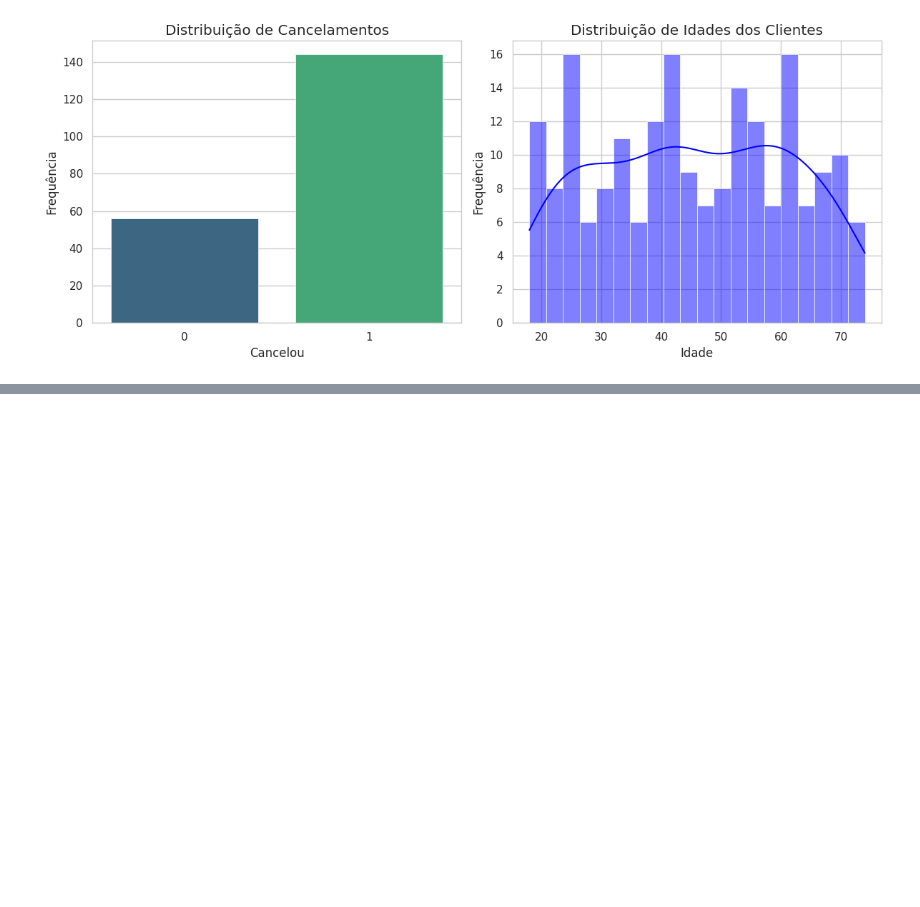
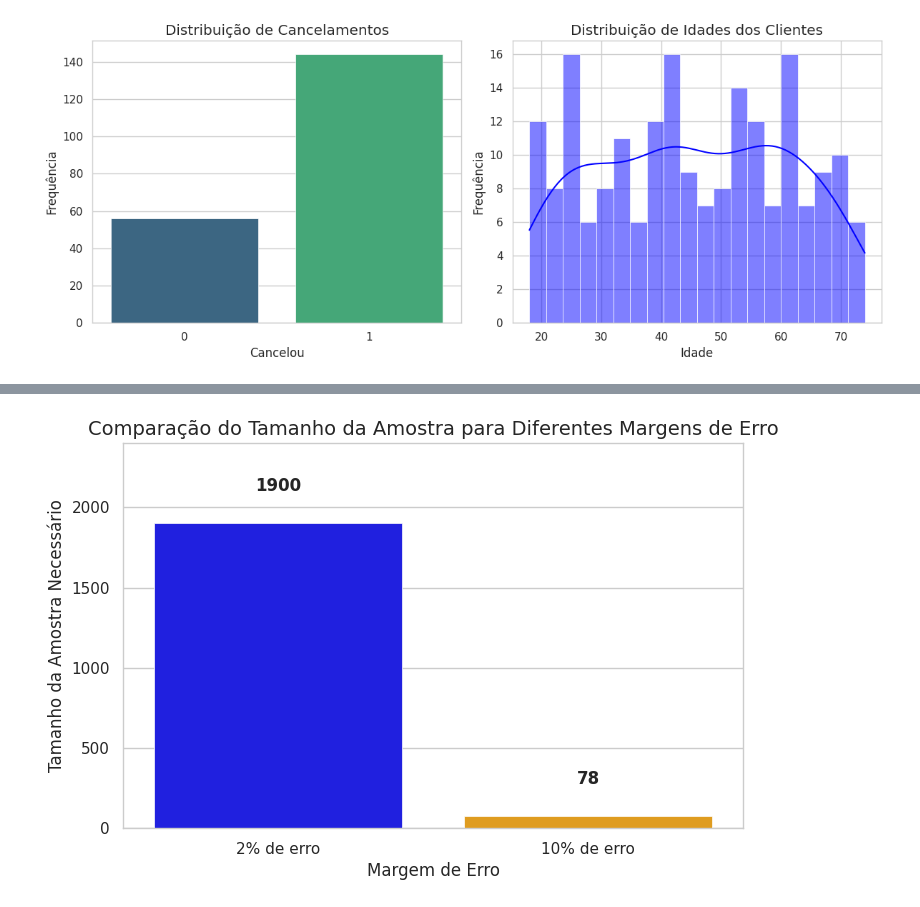
Before and after one commit to devLarissaRodrigues/WoMakersCode-DataAnalytics-DesafiosEmSquad, a Jupyter notebook: Desafio3_completo_em_squad_ipynb.ipynb, the cells around one changed output, grey strips where cells are left out. Drawn from its saved outputs; the diff is of its cells as text; code cells hidden in the pictures; blank space fills up the shorter version.

```diff
--- a/Desafio3_completo_em_squad_ipynb.ipynb
+++ b/Desafio3_completo_em_squad_ipynb.ipynb
@@ -570,0 +568,86 @@ Passing `palette` without assigning `hue` is deprecated and will be removed in v
+# %%
+from scipy.stats import norm
+import math
+
+# Parâmetros do cálculo
+confianca = 0.95  # Nível de confiança (95%)
+populacao = 100000  # Tamanho da população
+p = 0.72  # Proporção estimada de cancelamentos (72%)
+
+# Z-score para o nível de confiança
+z = norm.ppf((1 + confianca) / 2)
+
+# Função para calcular o tamanho da amostra corrigido para população finita
+def calcular_tamanho_amostra(margem_erro):
+    n_inicial = (z**2 * p * (1 - p)) / (margem_erro**2)
+    n_inicial = round(n_inicial, 2)  # Mantendo duas casas decimais
+    n_corrigido = (n_inicial * populacao) / (n_inicial + populacao - 1)
+    return math.ceil(n_corrigido)  # Arredonda para cima
+
+# Cálculo para margem de erro de 2%
+margem_erro_2 = 0.02
+n_corrigido_2 = calcular_tamanho_amostra(margem_erro_2)
+suficiente_2 = "Sim" if populacao >= n_corrigido_2 else "Não"
+
+# Cálculo para margem de erro de 10%
+margem_erro_10 = 0.10
+n_corrigido_10 = calcular_tamanho_amostra(margem_erro_10)
+suficiente_10 = "Sim" if populacao >= n_corrigido_10 else "Não"
+
+# Exibe os resultados no formato desejado
+print("=== PARÂMETROS UTILIZADOS ===")
+print(f"Nível de confiança: {confianca * 100:.1f}%")
+print(f"Tamanho da população: {populacao}")
+print(f"Proporção estimada de cancelamentos: {p * 100:.2f}%")
+print(f"Z-score correspondente ao nível de confiança: {z:.4f}")
+
+print("\n=== CENÁRIO 1: Margem de erro de 2% ===")
+print(f"Margem de erro: {margem_erro_2 * 100:.1f}%")
+print(f"Tamanho da amostra final corrigido para população finita: {n_corrigido_2}")
+print(f"A base informada contém {populacao} registros.")
+print(f"A base informada é suficiente? {suficiente_2}")
+
+print("\n=== CENÁRIO 2: Margem de erro de 10% ===")
+print(f"Margem de erro: {margem_erro_10 * 100:.1f}%")
+print(f"Tamanho da amostra final corrigido para população finita: {n_corrigido_10}")
+print(f"A base informada contém {populacao} registros.")
+print(f"A base informada é suficiente? {suficiente_10}")
+
+# Exibe os resultados no formato desejado
+print("=== COMPARAÇÃO ENTRE MARGEM DE ERRO DE 2% E 10% ===")
+print(f"Tamanho da amostra necessário para 2% de margem de erro: {n_corrigido_2}")
+print(f"Tamanho da amostra necessário para 10% de margem de erro: {n_corrigido_10}")
+
+# Comparação
+diferenca_percentual = ((n_corrigido_2 - n_corrigido_10) / n_corrigido_2) * 100
+print("\n=== ANÁLISE DA DIFERENÇA ===")
+print(f"A redução na margem de erro de 10% para 2% exige um aumento de {diferenca_percentual:.2f}% na amostra.")
+print(f"Isso significa que a amostra com 2% de erro precisa ser aproximadamente {n_corrigido_2 - n_corrigido_10} registros maior que a com 10% de erro.")
+
+# Conclusão
+if n_corrigido_10 < populacao and n_corrigido_2 < populacao:
+    print("\nA base disponível de 100.000 registros é suficiente para ambas as margens de erro.")
+elif n_corrigido_2 > populacao:
+    print("\nA base disponível é suficiente apenas para a margem de erro de 10%, mas insuficiente para 2%.")
+
+    # Dados para o gráfico
+margens_erro = ["2% de erro", "10% de erro"]
+tamanhos_amostra = [n_corrigido_2, n_corrigido_10]
+
+# Configuração do gráfico
+plt.figure(figsize=(8, 5))
+sns.barplot(x=margens_erro, y=tamanhos_amostra, palette=["blue", "orange"])
+
+# Adiciona rótulos nas barras
+for i, valor in enumerate(tamanhos_amostra):
+    plt.text(i, valor + 200, f"{valor}", ha="center", fontsize=12, fontweight="bold")
+
+# Título e rótulos
+plt.title("Comparação do Tamanho da Amostra para Diferentes Margens de Erro", fontsize=14)
+plt.xlabel("Margem de Erro", fontsize=12)
+plt.ylabel("Tamanho da Amostra Necessário", fontsize=12)
+plt.ylim(0, max(tamanhos_amostra) + 500)  # Ajusta o limite do eixo Y para melhor visualização
+
+# Exibe o gráfico
+plt.show()
+# %% [output]
@@ -570,0 +674 @@ Passing `palette` without assigning `hue` is deprecated and will be removed in v
+[figure, added]
```
Also changed, not shown: parts of 4 cells of this notebook.
